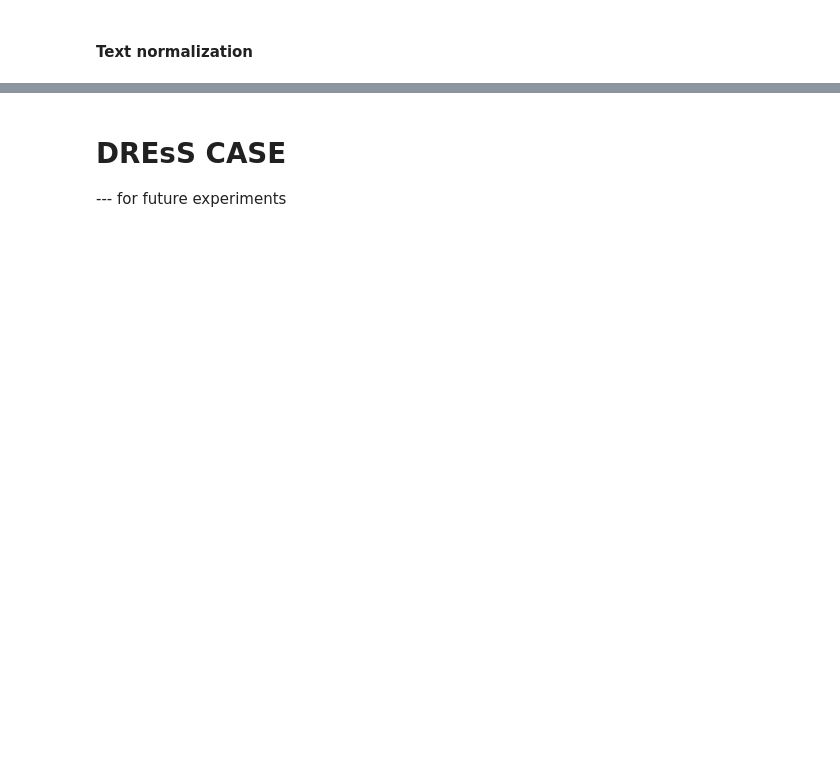
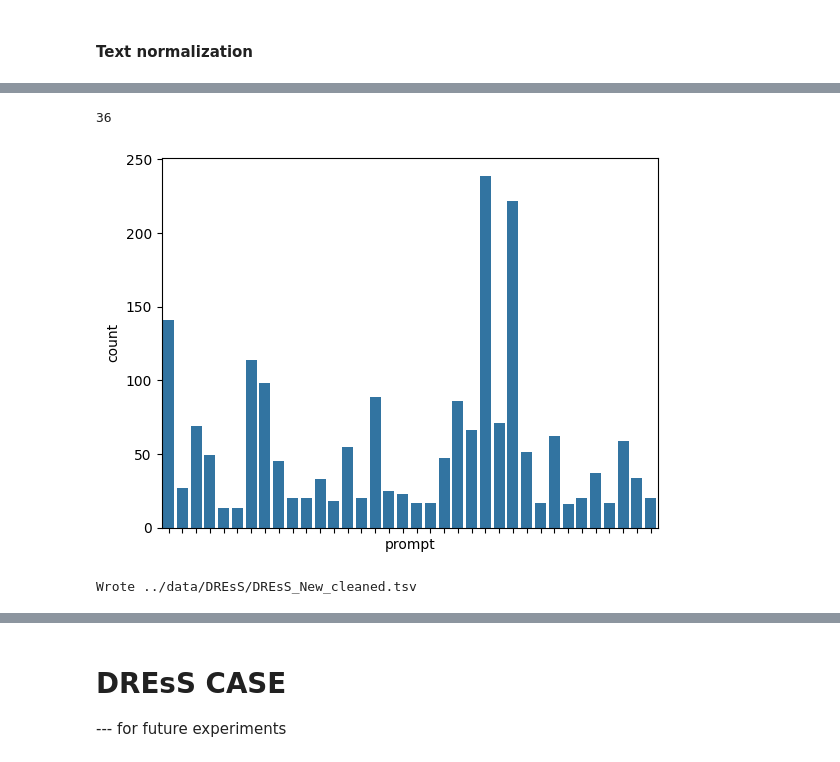
Before and after one commit to sun-0-set/MAGeLDR-KL-loss, a Jupyter notebook: data preparation.ipynb, the cells around one changed output, grey strips where cells are left out. Saved outputs shown, nothing was run; the diff lists cells and outputs as text; code cells hidden in the pictures; blank space fills up the shorter version.

```diff
--- a/data preparation.ipynb
+++ b/data preparation.ipynb
@@ -286,0 +387,15 @@ Name: prompt_word_count, dtype: float64
+# %%
+sns.countplot(data=dress_new, x='prompt')
+ax = plt.gca()
+ax.set_xlabel('prompt')
+ax.tick_params(axis='x', labelbottom=False)
+dress_new['prompt'].nunique()
+# %% [output]
+36
+[figure, added]
+# %%
+# save cleaned file (overwrites original columns in the saved file)
+dress_new.to_csv(DATA_DIR_PATH + 'DREsS_New_cleaned.tsv', sep='\t', index=False)
+print(f"Wrote {DATA_DIR_PATH + 'DREsS_New_cleaned.tsv'}")
+# %% [output]
+Wrote ../data/DREsS/DREsS_New_cleaned.tsv
```
Also changed, not shown: parts of 37 cells of this notebook, 1 other file.
